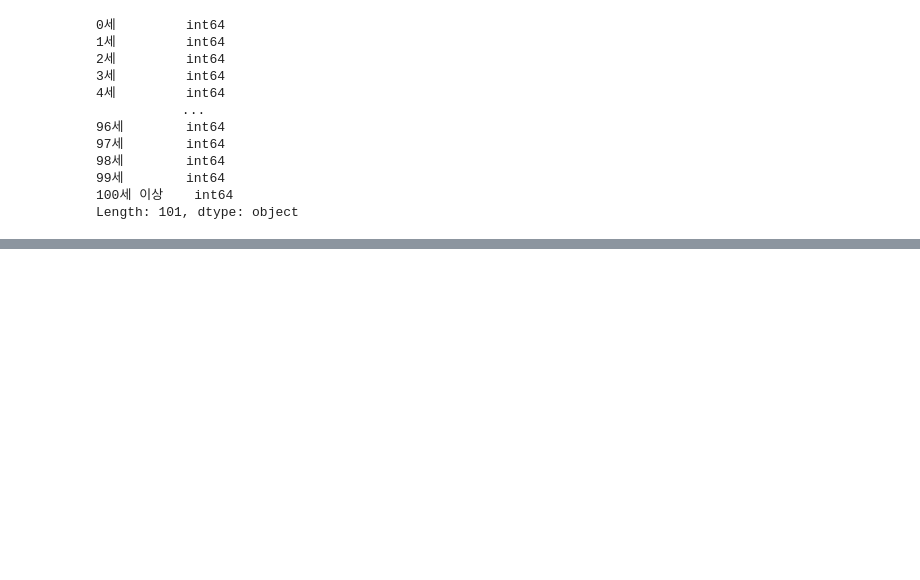
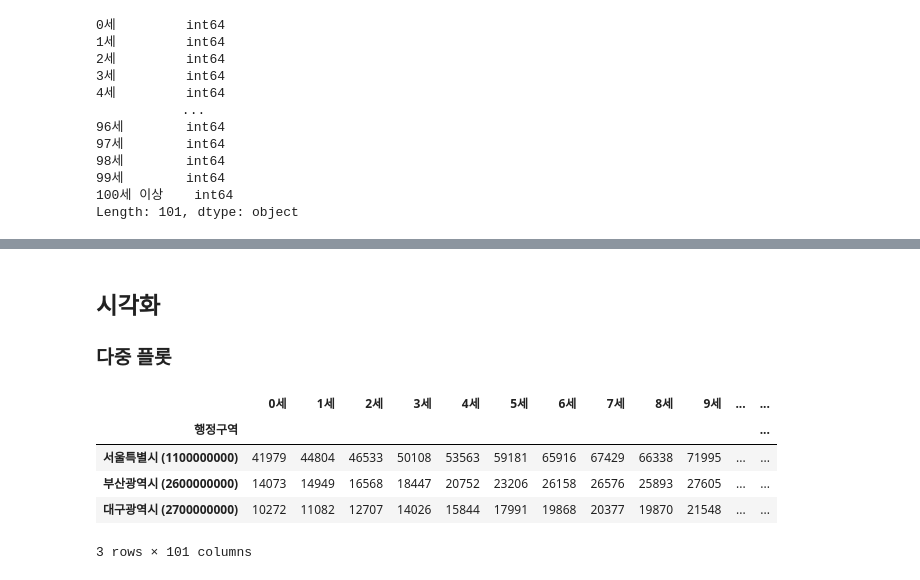
Before and after one commit to limetree-indigo/python-visualization, a Jupyter notebook: 12 연령별 인구구조 시각화/12 연령별 인구구조 시각화.ipynb, the cells around one changed output, grey strips where cells are left out. Drawn from its saved outputs; the diff is of its cells as text; code cells hidden in the pictures; blank space fills up the shorter version.

```diff
--- a/12 연령별 인구구조 시각화/12 연령별 인구구조 시각화.ipynb
+++ b/12 연령별 인구구조 시각화/12 연령별 인구구조 시각화.ipynb
@@ -95,0 +102,12 @@ Length: 101, dtype: object
+# %% [markdown]
+## 시각화
+### 다중 플롯
+# %%
+df_sido.head(3)
+# %% [output]
+|  | 0세 | 1세 | 2세 | 3세 | 4세 | 5세 | 6세 | 7세 | 8세 | 9세 | ... | ... |
+| 행정구역 |  |  |  |  |  |  |  |  |  |  |  | ... |
+| 서울특별시 (1100000000) | 41979 | 44804 | 46533 | 50108 | 53563 | 59181 | 65916 | 67429 | 66338 | 71995 | ... | ... |
+| 부산광역시 (2600000000) | 14073 | 14949 | 16568 | 18447 | 20752 | 23206 | 26158 | 26576 | 25893 | 27605 | ... | ... |
+| 대구광역시 (2700000000) | 10272 | 11082 | 12707 | 14026 | 15844 | 17991 | 19868 | 20377 | 19870 | 21548 | ... | ... |
+3 rows × 101 columns
```
Also changed, not shown: parts of 5 cells of this notebook.
